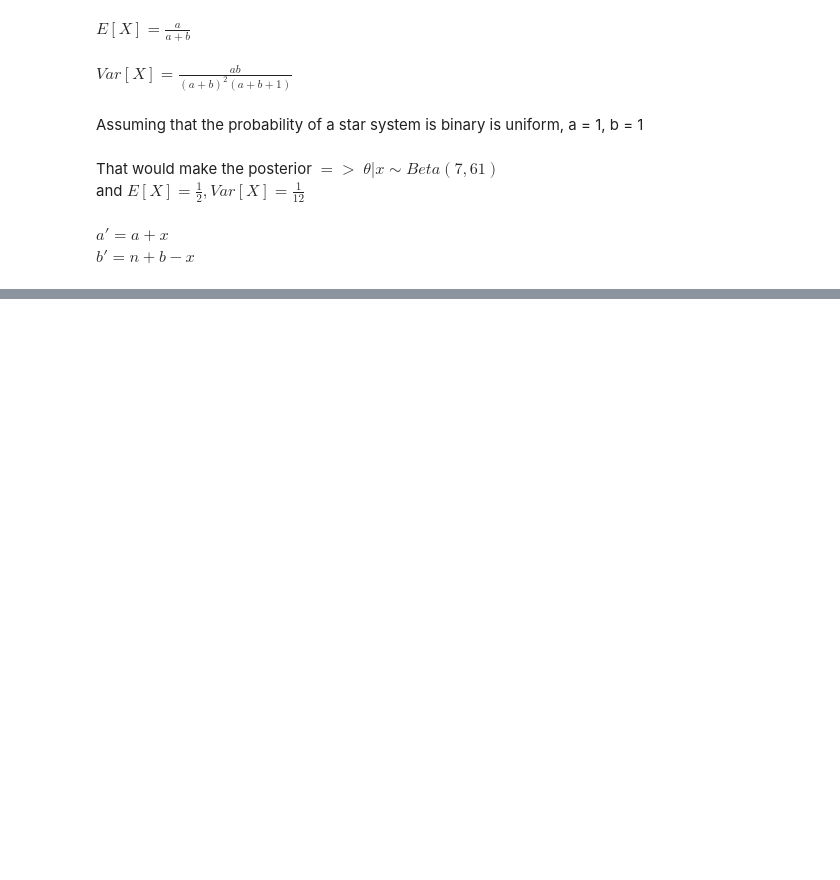
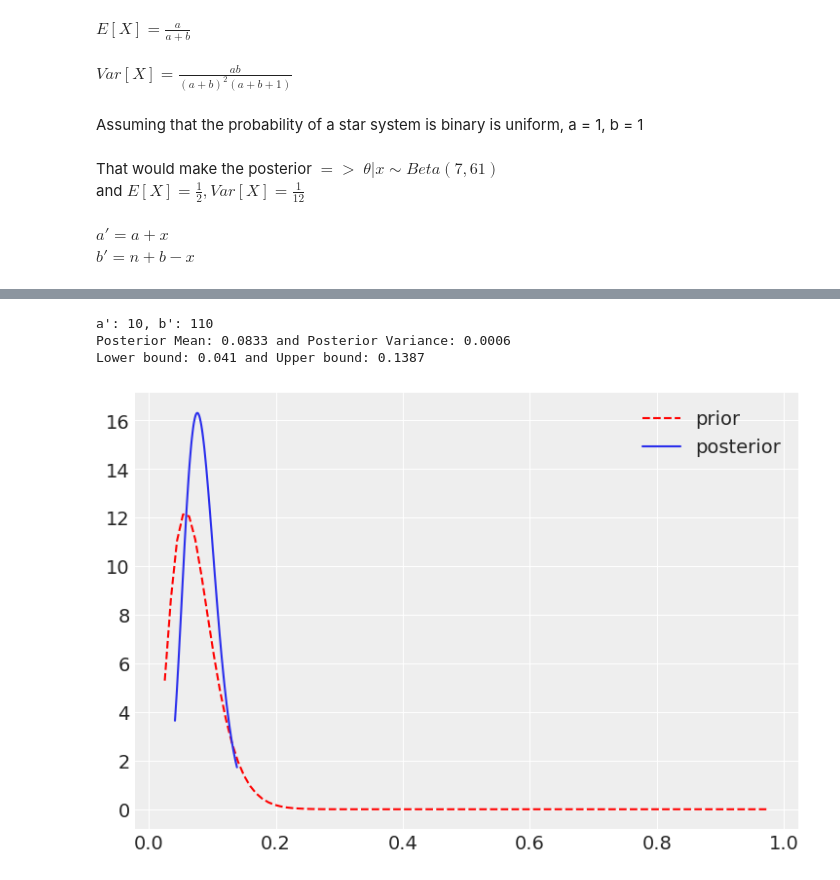
Before and after one commit to Raghuram-Veeramallu/Bayesian-Astrostat, a Jupyter notebook: Project 1/Project1_Group3.ipynb, the cells around one changed output, grey strips where cells are left out. Cells and saved outputs as stored; diff of their text form; code cells hidden in the pictures; blank space fills up the shorter version.

```diff
--- a/Project 1/Project1_Group3.ipynb
+++ b/Project 1/Project1_Group3.ipynb
@@ -224,0 +234,7 @@ fig.show()
+# %%
+plot_beta_curves(4, 50)
+# %% [output]
+a': 10, b': 110
+Posterior Mean: 0.0833 and Posterior Variance: 0.0006
+Lower bound: 0.041 and Upper bound: 0.1387
+[figure, added]
```
Also changed, not shown: parts of 14 cells of this notebook.
